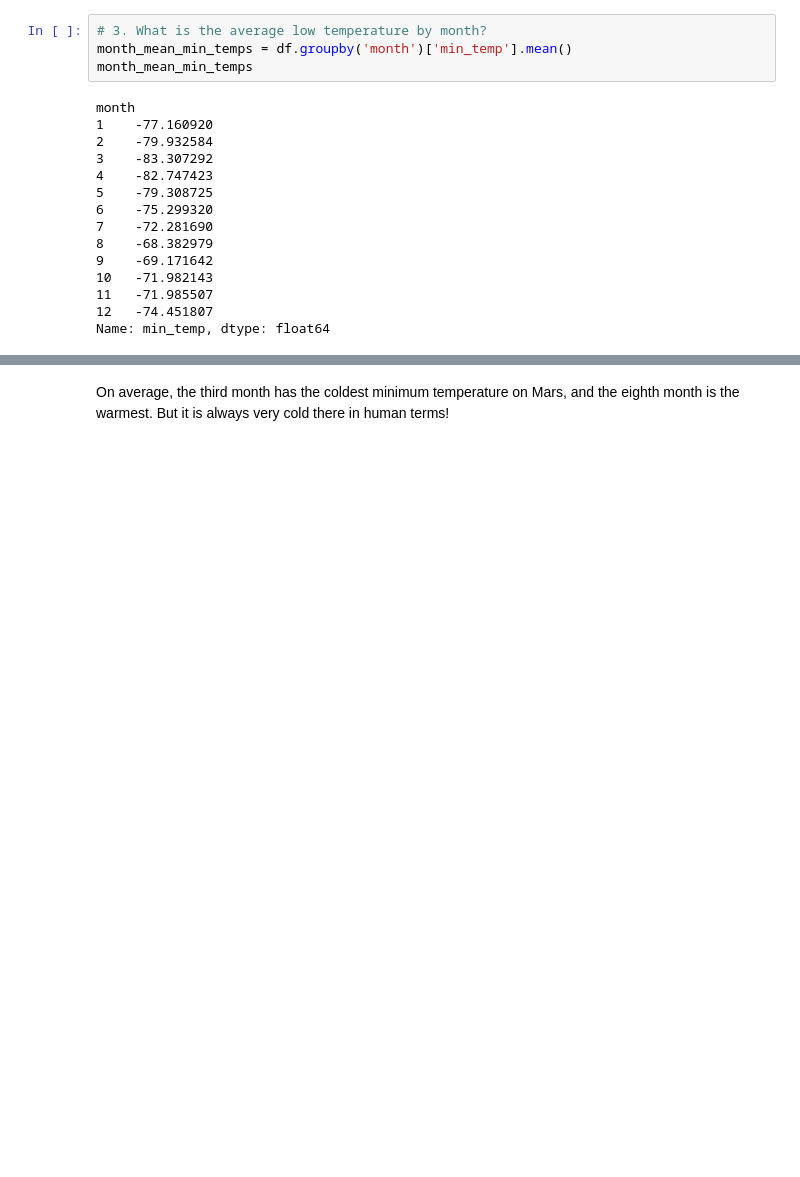
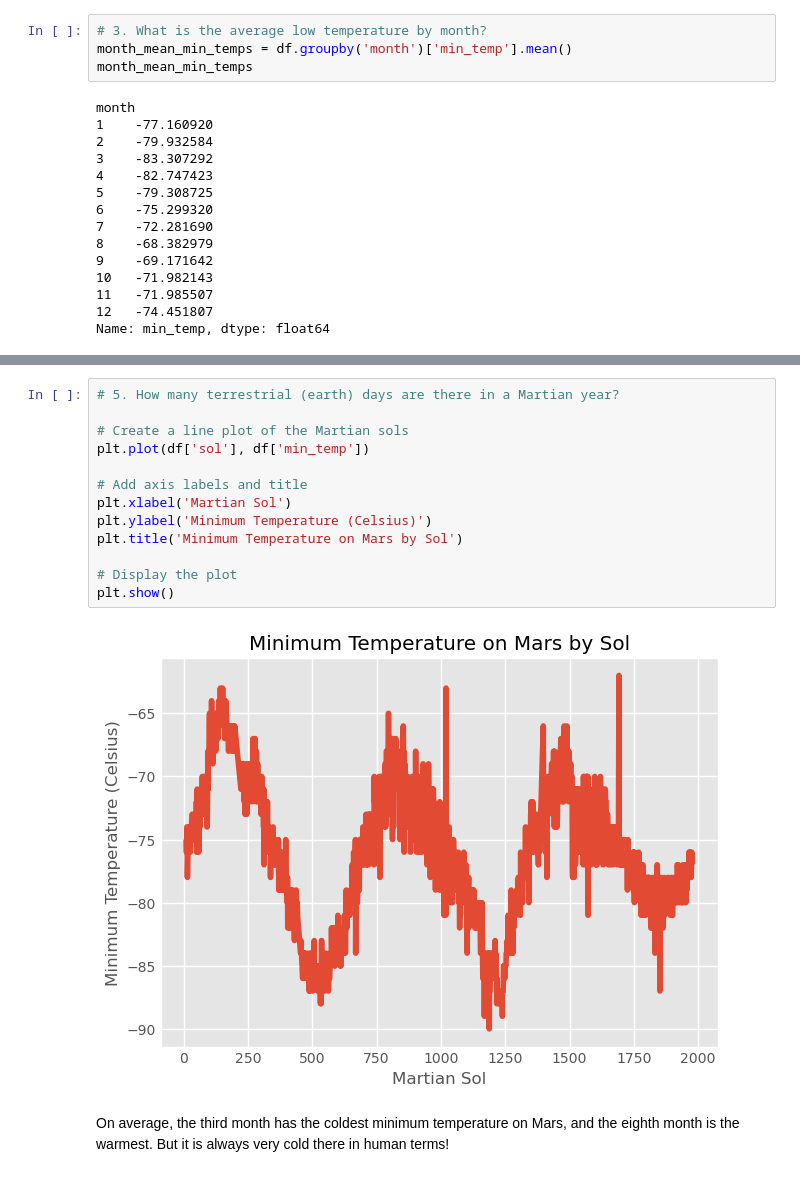
Before and after one commit to earlyann/Mars_Scraping_Challenge, a Jupyter notebook: mars_weather.ipynb, the cells around one changed output, grey strips where cells are left out. Drawn from its saved outputs; the diff is of its cells as text; blank space fills up the shorter version.

```diff
--- a/mars_weather.ipynb
+++ b/mars_weather.ipynb
@@ -234,3 +280,18 @@ KeyError: 0
+# %%
+# 5. How many terrestrial (earth) days are there in a Martian year?
+
+# Create a line plot of the Martian sols
+plt.plot(df['sol'], df['min_temp'])
+
+# Add axis labels and title
+plt.xlabel('Martian Sol')
+plt.ylabel('Minimum Temperature (Celsius)')
+plt.title('Minimum Temperature on Mars by Sol')
+
+# Display the plot
+plt.show()
+# %% [output]
+[figure, added]
 # %% [markdown]
 On average, the third month has the coldest minimum temperature on Mars, and the eighth month is the warmest. But it is always very cold there in human terms!
 # %% [markdown]
```
Also changed, not shown: parts of 10 cells of this notebook, 2 other files.
